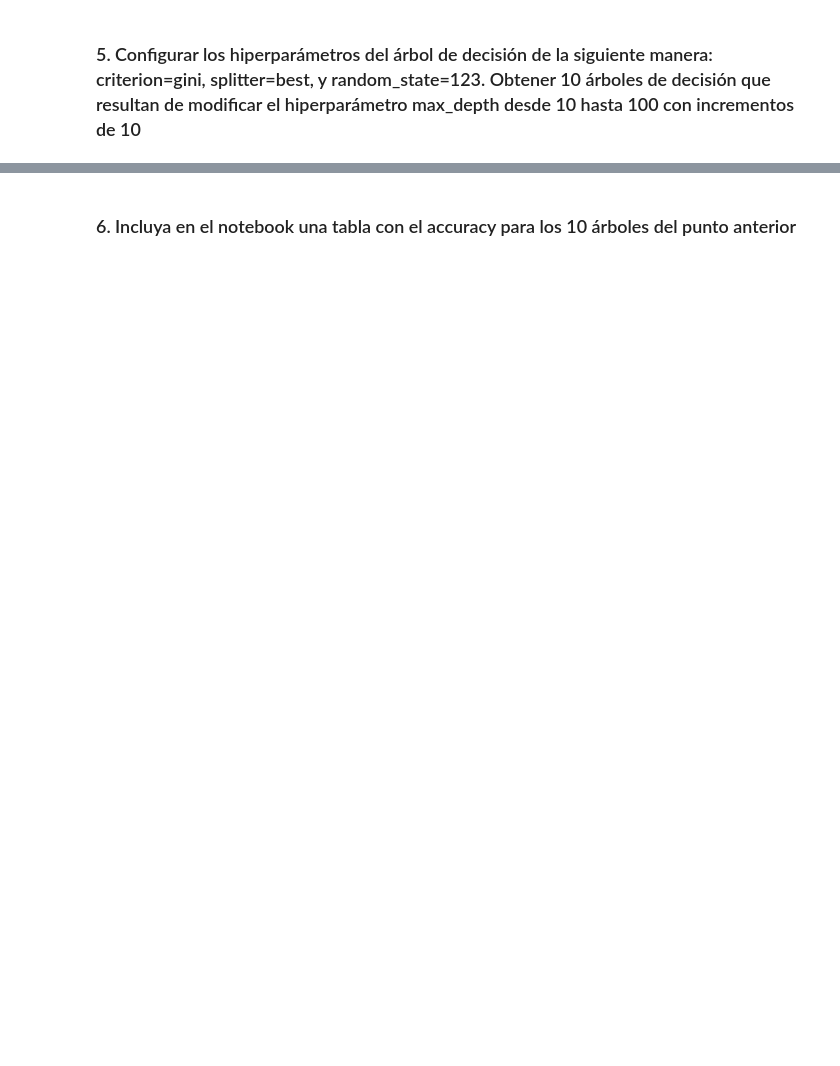
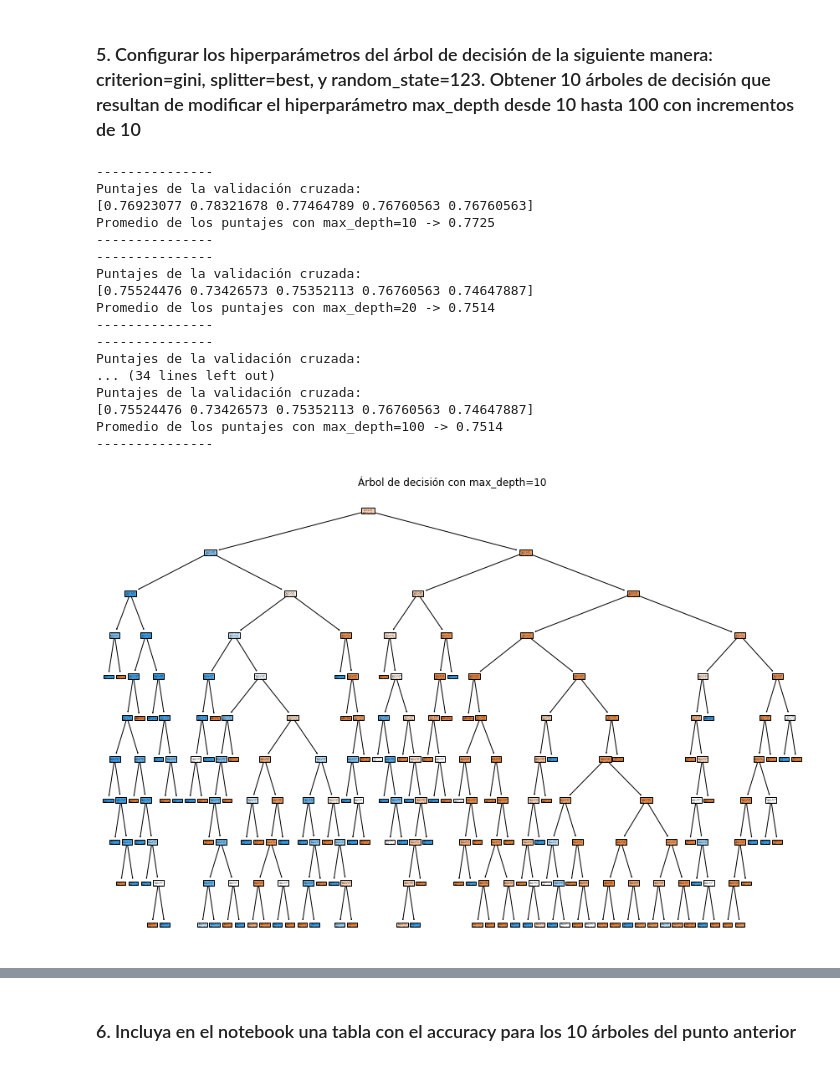
Before and after one commit to MavelSterling/Informe_Inteligencia_Artificial, a Jupyter notebook: notebook_Arboles.ipynb, the cells around one changed output, grey strips where cells are left out. Saved outputs shown, nothing was run; the diff lists cells and outputs as text; code cells hidden in the pictures; blank space fills up the shorter version.

```diff
--- a/notebook_Arboles.ipynb
+++ b/notebook_Arboles.ipynb
@@ -301 +301,4 @@ y_train
 Name: survived, Length: 712, dtype: int64
+# %%
+X_test = full_pipeline.transform(test_data)
+X_test
@@ -301,0 +319,3 @@ Name: survived, Length: 712, dtype: int64
+# %%
+y_test = test_data["survived"]
+y_test
@@ -302,2 +335,45 @@ Name: survived, Length: 712, dtype: int64
 # %% [markdown]
 ### 5. Configurar los hiperparámetros del árbol de decisión de la siguiente manera: criterion=gini, splitter=best, y random_state=123. Obtener 10 árboles de decisión que resultan de modificar el hiperparámetro max_depth desde 10 hasta 100 con incrementos de 10
+# %%
+#----------------------------------------------------------
+#Librerias sklearn.tree y sklearn.model_selection
+#----------------------------------------------------------
+from sklearn import tree
+from sklearn.tree import DecisionTreeClassifier
+from sklearn.model_selection import cross_val_score
+import matplotlib.pyplot as plt
+
+score=[]
+decision_tree = []
+for max_depth in range(10, 110, 10):
+    model_tree = DecisionTreeClassifier(criterion="gini", splitter="best", max_depth=max_depth, random_state=123)
+    model_tree.fit(X_train, y_train)
+    decision_tree.append(model_tree.score(X_test, y_test))
+    scores = cross_val_score(model_tree, X_train, y_train, cv=5,scoring='accuracy')
+    print("---------------")
+    print("Puntajes de la validación cruzada:")
+    print(scores)
+    print(f"Promedio de los puntajes con max_depth={max_depth}","->" ,round(scores.mean(),4))
+    print("---------------")
+    plt.figure(figsize=(15,10))
+    tree.plot_tree(model_tree, filled=True);
+    plt.title(f"Árbol de decisión con max_depth={max_depth}")
+# %% [output]
+---------------
+Puntajes de la validación cruzada:
+[0.76923077 0.78321678 0.77464789 0.76760563 0.76760563]
+Promedio de los puntajes con max_depth=10 -> 0.7725
+---------------
+---------------
+Puntajes de la validación cruzada:
+[0.75524476 0.73426573 0.75352113 0.76760563 0.74647887]
+Promedio de los puntajes con max_depth=20 -> 0.7514
+---------------
+---------------
+Puntajes de la validación cruzada:
+... (34 lines left out)
+Puntajes de la validación cruzada:
+[0.75524476 0.73426573 0.75352113 0.76760563 0.74647887]
+Promedio de los puntajes con max_depth=100 -> 0.7514
+---------------
+[figure, added]
```
Also changed, not shown: parts of 16 cells of this notebook.
